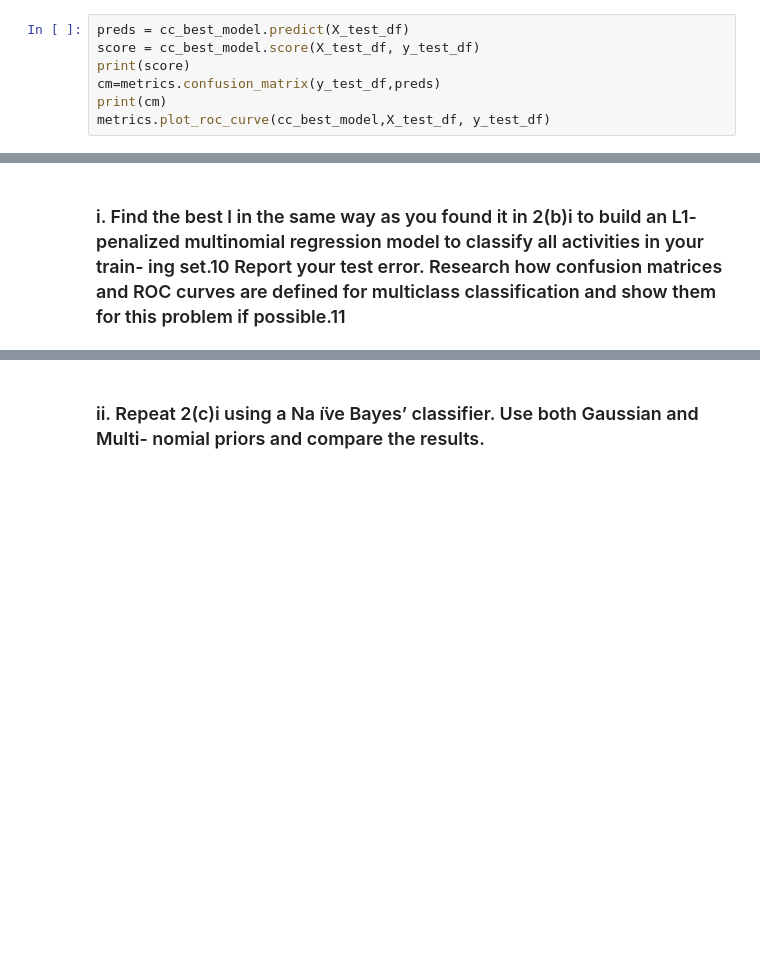
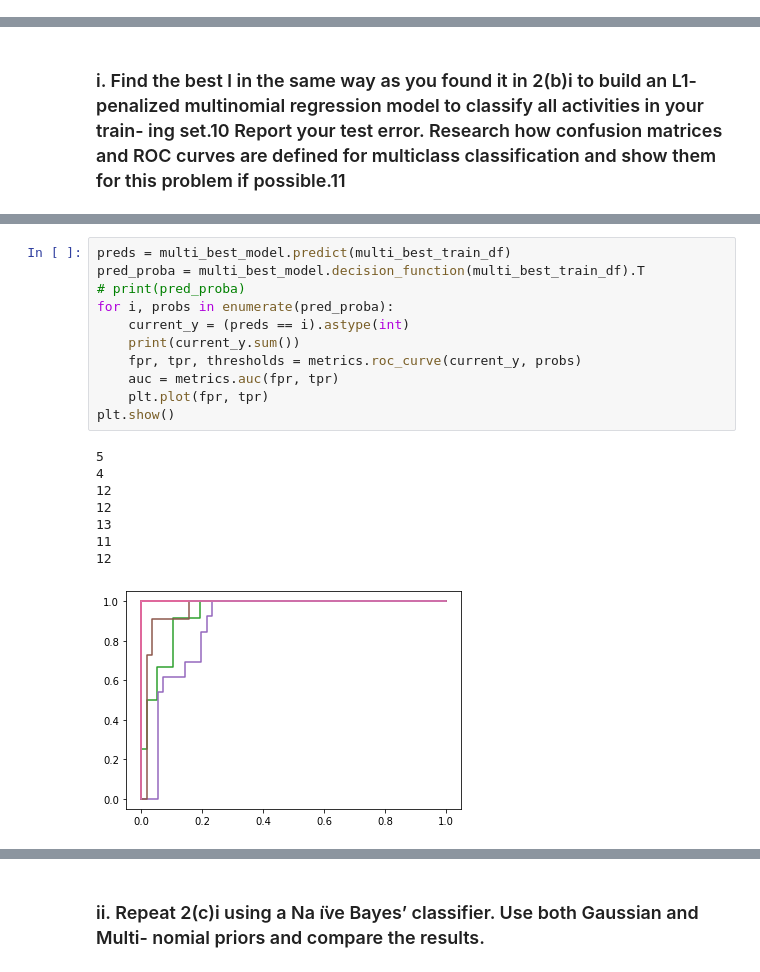
Before and after one commit to thegeorgejoseph/machine-learning, a Jupyter notebook: HW4/notebook/Joseph_George_HW4.ipynb, the cells around one changed output, grey strips where cells are left out. Saved outputs shown, nothing was run; the diff lists cells and outputs as text; blank space fills up the shorter version.

```diff
--- a/HW4/notebook/Joseph_George_HW4.ipynb
+++ b/HW4/notebook/Joseph_George_HW4.ipynb
@@ -322,7 +233,0 @@ print(score)
-# %%
-preds = cc_best_model.predict(X_test_df)
-score = cc_best_model.score(X_test_df, y_test_df)
-print(score)
-cm=metrics.confusion_matrix(y_test_df,preds)
-print(cm)
-metrics.plot_roc_curve(cc_best_model,X_test_df, y_test_df)
@@ -470,0 +477,20 @@ print(confusion)
+# %%
+preds = multi_best_model.predict(multi_best_train_df)
+pred_proba = multi_best_model.decision_function(multi_best_train_df).T
+# print(pred_proba)
+for i, probs in enumerate(pred_proba):
+    current_y = (preds == i).astype(int)
+    print(current_y.sum())
+    fpr, tpr, thresholds = metrics.roc_curve(current_y, probs)
+    auc = metrics.auc(fpr, tpr)
+    plt.plot(fpr, tpr)
+plt.show()
+# %% [output]
+5
+4
+12
+12
+13
+11
+12
+[figure, added]
```
Also changed, not shown: parts of 29 cells of this notebook.
